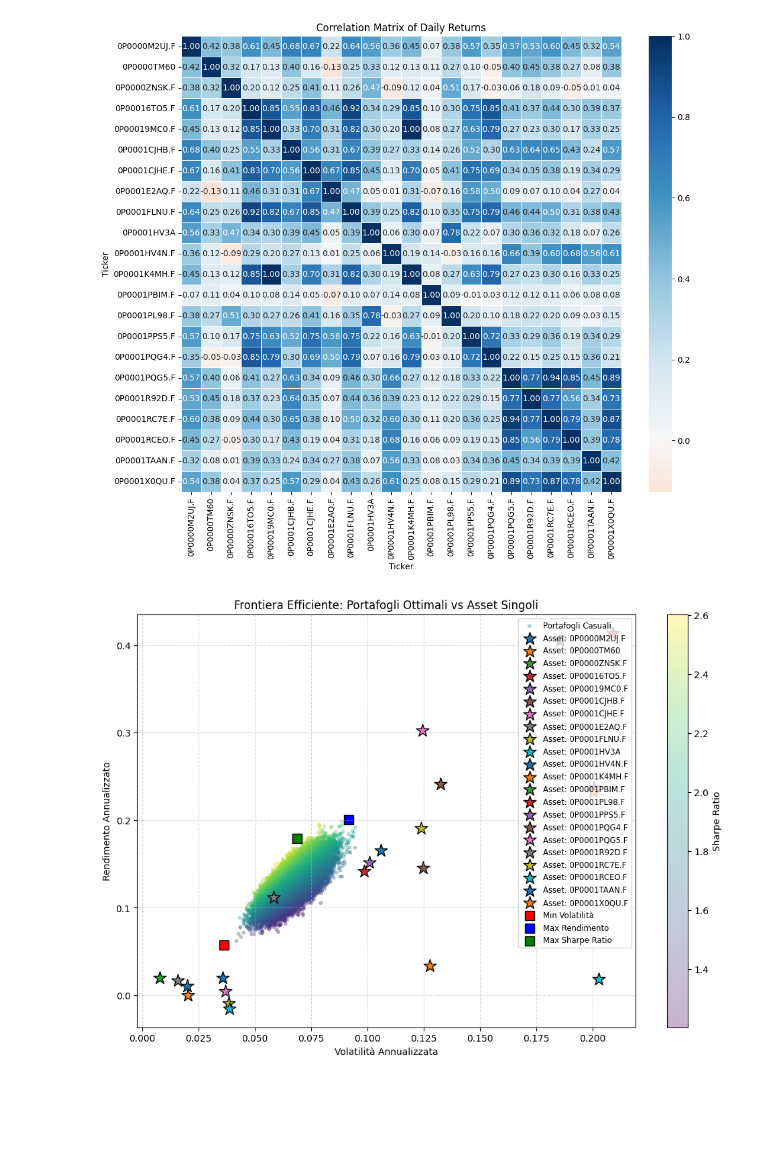
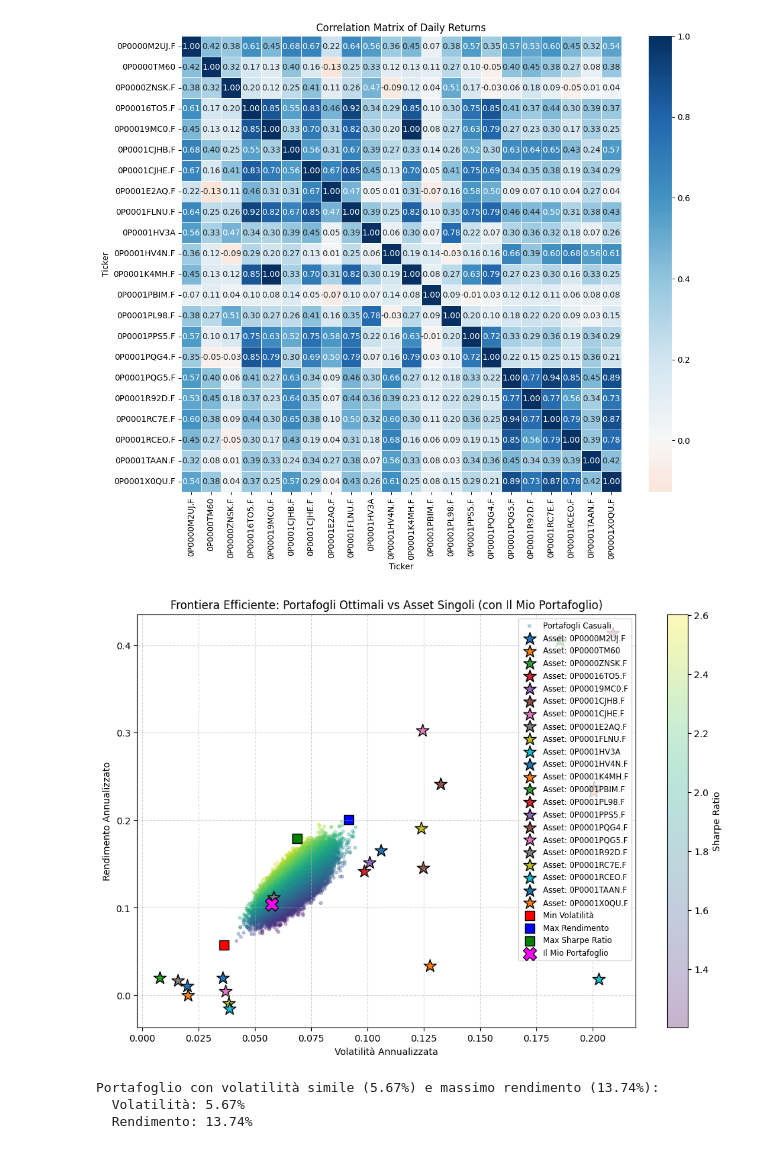
Before and after one commit to MarioPEL58/Finance, a Jupyter notebook: frontiera_efficiente_da_yf.ipynb, the cells around one changed output. Drawn from its saved outputs; the diff is of its cells as text; code cells hidden in the pictures; blank space fills up the shorter version.

```diff
--- a/frontiera_efficiente_da_yf.ipynb
+++ b/frontiera_efficiente_da_yf.ipynb
@@ -173,6 +230,9 @@ plt.show()
 # %%
 import numpy as np
 import matplotlib.pyplot as plt
+
+# Calculate daily percentage returns
+returns_df = merged_df.pct_change()
 
 # Asset selezionati
 #assets = ['USA', 'GERMANY', 'ITALY', 'EUROPE', 'UNITED-KINGDOM','JAPAN','SWITZERLAND','SPAIN','EM-EMERGING-MARKETS']
@@ -202,32 +262,72 @@ for i in range(num_portfolios):
 
     results[0,i] = portfolio_return
     results[1,i] = portfolio_std_dev
     results[2,i] = results[0,i] / results[1,i]
 
 # Identificazione portafogli ottimali
 min_vol_idx = np.argmin(results[1,:])
 max_ret_idx = np.argmax(results[0,:])
 max_sharpe_idx = np.argmax(results[2,:])
 
+# Calcola rendimento e volatilità del tuo portafoglio
+my_portfolio_return = np.sum(np.array(my_weights) * mean_returns)
+my_portfolio_std_dev = np.sqrt(np.dot(np.array(my_weights).T, np.dot(cov_matrix, np.array(my_weights))))
+
 # Plot
 plt.figure(figsize=(12, 8))
 plt.scatter(results[1,:], results[0,:], c=results[2,:], cmap='viridis', marker='o', s=10, alpha=0.3, label='Portafogli Casuali')
 plt.colorbar(label='Sharpe Ratio')
 
 for asset in assets:
     vol = subset_returns[asset].std() * np.sqrt(252)
     ret = mean_returns[asset]
     plt.scatter(vol, ret, marker='*', s=200, edgecolors='black', label=f'Asset: {asset}')
 
 plt.scatter(results[1, min_vol_idx], results[0, min_vol_idx], color='red', marker='s', s=100, edgecolors='black', label='Min Volatilità')
 plt.scatter(results[1, max_ret_idx], results[0, max_ret_idx], color='blue', marker='s', s=100, edgecolors='black', label='Max Rendimento')
 plt.scatter(results[1, max_sharpe_idx], results[0, max_sharpe_idx], color='green', marker='s', s=100, edgecolors='black', label='Max Sharpe Ratio')
 
-plt.title('Frontiera Efficiente: Portafogli Ottimali vs Asset Singoli')
+# Aggiungi il tuo portafoglio al plot
+plt.scatter(my_portfolio_std_dev, my_portfolio_return, color='magenta', marker='X', s=200, edgecolors='black', label='Il Mio Portafoglio')
+
+plt.title('Frontiera Efficiente: Portafogli Ottimali vs Asset Singoli (con Il Mio Portafoglio)')
 plt.xlabel('Volatilità Annualizzata')
 plt.ylabel('Rendimento Annualizzato')
 plt.legend(loc='upper right', fontsize='small')
 plt.grid(True, linestyle='--', alpha=0.5)
 plt.show()
 # %% [output]
-[figure, old version]
+[figure, new version]
+# %%
+tolerance = 0.005 # Define a small tolerance for volatility
+
+# Find portfolios with volatility close to my_portfolio_std_dev
+close_volatility_indices = np.where(
+    (results[1, :] >= my_portfolio_std_dev - tolerance) &
+    # (results[1, :] >= my_portfolio_std_dev + tolerance) &
+    (results[1, :] <= my_portfolio_std_dev)
+)[0]
+
+if len(close_volatility_indices) > 0:
+    # Among these, find the one with the maximum return
+    highest_return_same_vol_idx = close_volatility_indices[np.argmax(results[0, close_volatility_indices])]
+
+    portfolio_same_vol_return = results[0, highest_return_same_vol_idx]
+    portfolio_same_vol_std_dev = results[1, highest_return_same_vol_idx]
+
+    print(f"Portafoglio con volatilità simile ({portfolio_same_vol_std_dev:.2%}) e massimo rendimento ({portfolio_same_vol_return:.2%}):")
+    print(f"  Volatilità: {portfolio_same_vol_std_dev:.2%}")
+    print(f"  Rendimento: {portfolio_same_vol_return:.2%}")
+
+    # Store the weights of this portfolio for potential display
+    optimal_same_vol_weights = weights_record[highest_return_same_vol_idx]
+
+else:
+    print(f"Nessun portafoglio simulato trovato con volatilità simile a {my_portfolio_std_dev:.2%}.")
+    portfolio_same_vol_return = None
+    portfolio_same_vol_std_dev = None
+    optimal_same_vol_weights = None
+# %% [output]
+Portafoglio con volatilità simile (5.67%) e massimo rendimento (13.74%):
+  Volatilità: 5.67%
+  Rendimento: 13.74%
```
Also changed, not shown: parts of 8 cells of this notebook.
